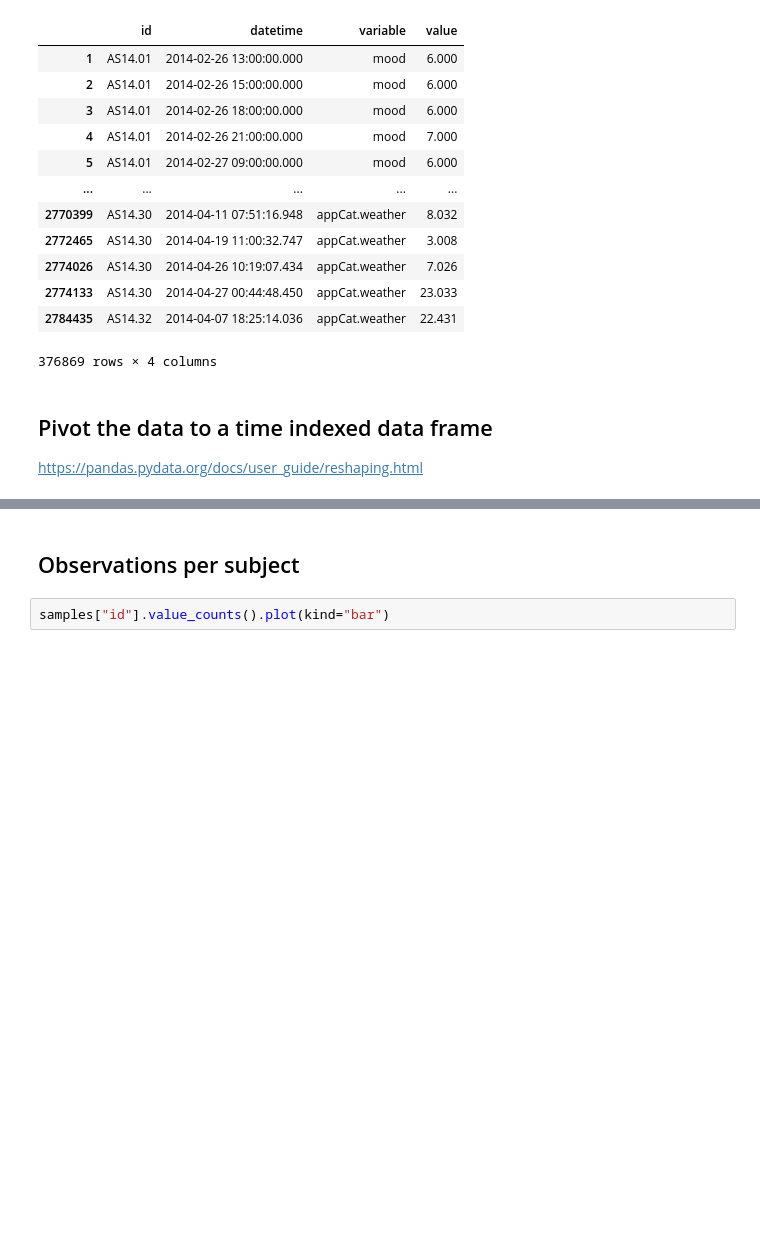
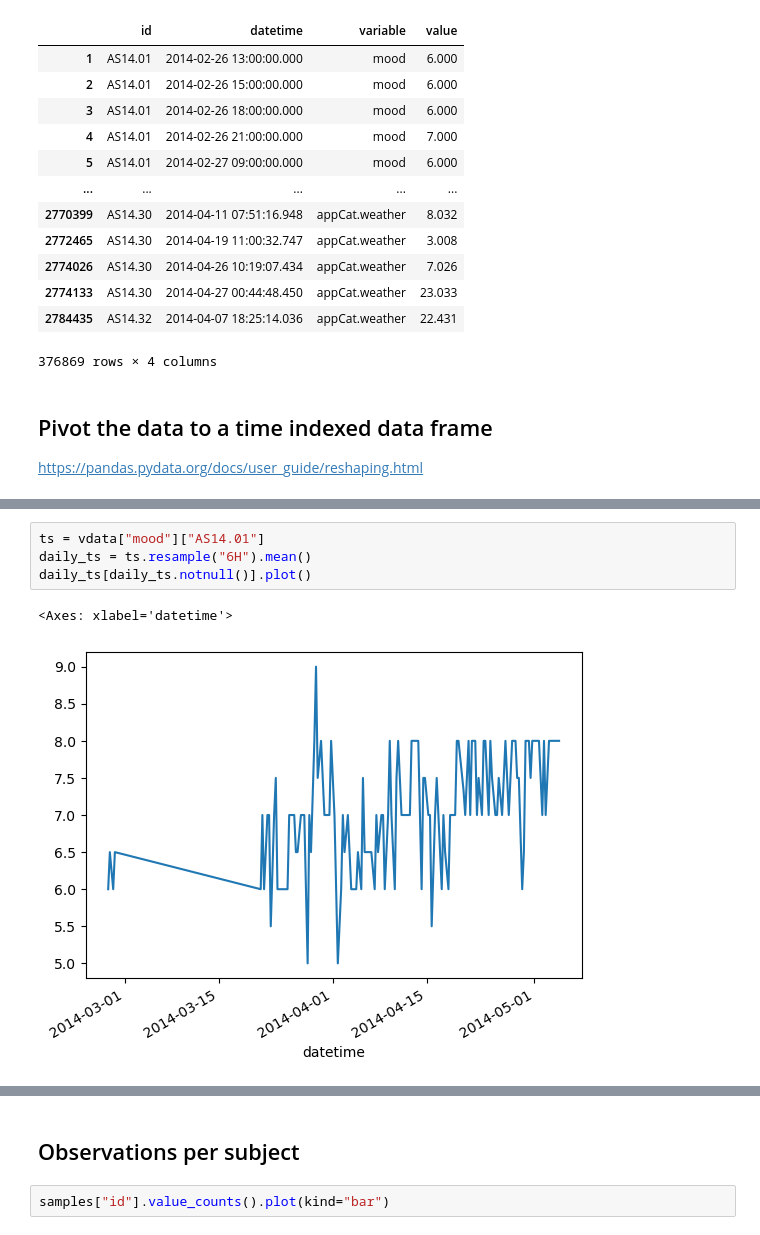
Before and after one commit to LaToyaVanderB/DataMiningTechniquesAssignments, a Jupyter notebook: assignment1/explore-flo.ipynb, the cells around one changed output, grey strips where cells are left out. Drawn from its saved outputs; the diff is of its cells as text; blank space fills up the shorter version.

```diff
--- a/assignment1/explore-flo.ipynb
+++ b/assignment1/explore-flo.ipynb
@@ -231,0 +276,7 @@ because we like to have fun
+# %%
+ts = vdata["mood"]["AS14.01"]
+daily_ts = ts.resample("6H").mean()
+daily_ts[daily_ts.notnull()].plot()
+# %% [output]
+<Axes: xlabel='datetime'>
+[figure, added]
```
Also changed, not shown: parts of 28 cells of this notebook.
